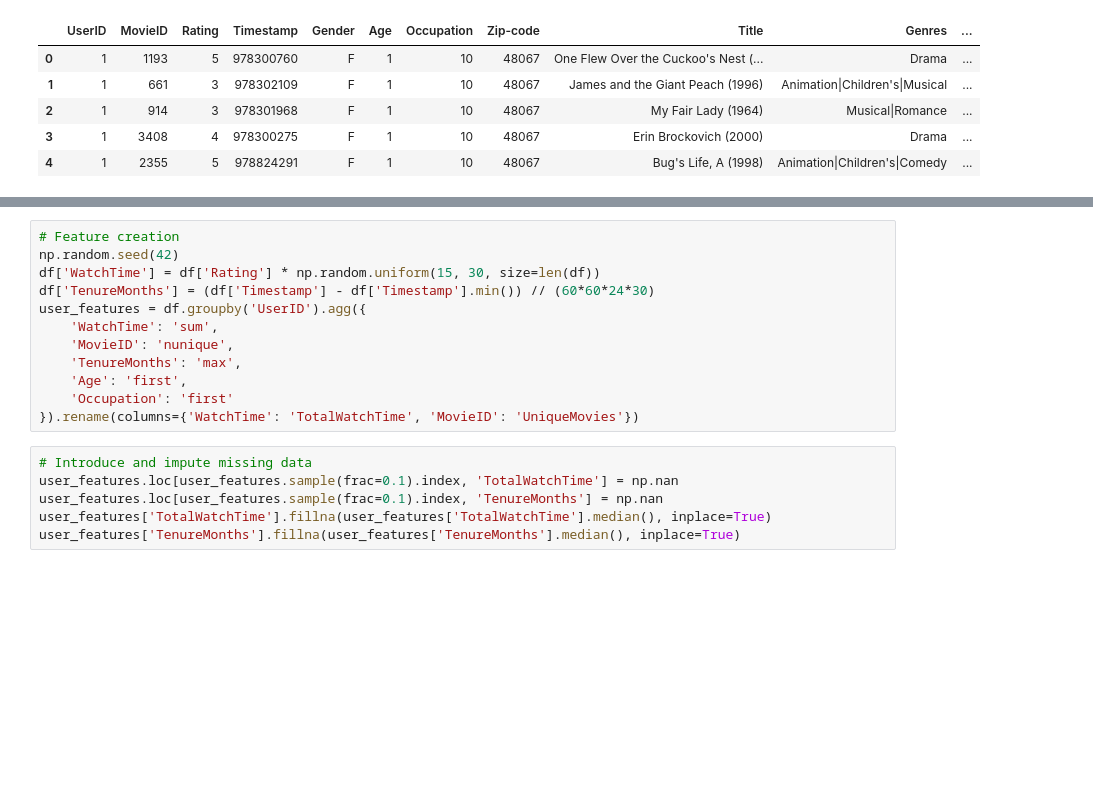
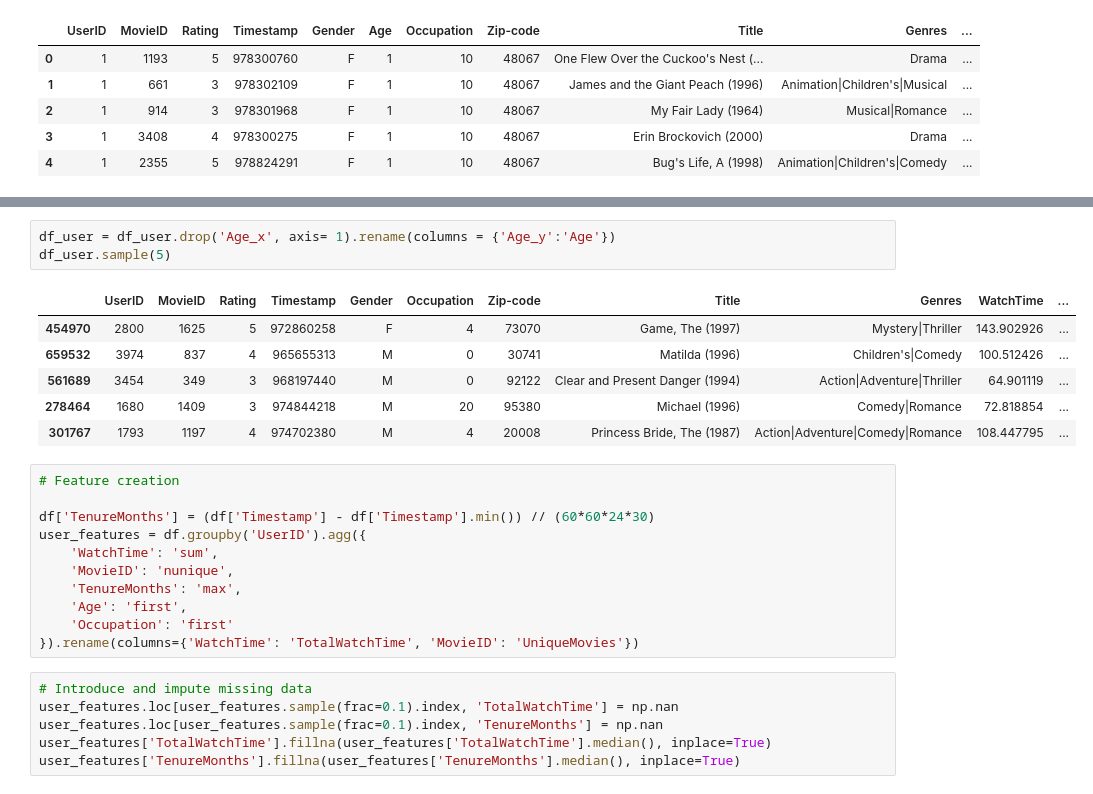
Before and after one commit to stevechengnyc/meta_learners, a Jupyter notebook: MovieLens_EconML_Uplift_Modeling_Final.ipynb, the cells around one changed output, grey strips where cells are left out. Saved outputs shown, nothing was run; the diff lists cells and outputs as text; blank space fills up the shorter version.

```diff
--- a/MovieLens_EconML_Uplift_Modeling_Final.ipynb
+++ b/MovieLens_EconML_Uplift_Modeling_Final.ipynb
@@ -579,7 +618,16 @@ df['Age'] =
+# %%
+df_user = df_user.drop('Age_x', axis= 1).rename(columns = {'Age_y':'Age'})
+df_user.sample(5)
+# %% [output]
+|  | UserID | MovieID | Rating | Timestamp | Gender | Occupation | Zip-code | Title | Genres | WatchTime | ... |
+| 454970 | 2800 | 1625 | 5 | 972860258 | F | 4 | 73070 | Game, The (1997) | Mystery|Thriller | 143.902926 | ... |
+| 659532 | 3974 | 837 | 4 | 965655313 | M | 0 | 30741 | Matilda (1996) | Children's|Comedy | 100.512426 | ... |
+| 561689 | 3454 | 349 | 3 | 968197440 | M | 0 | 92122 | Clear and Present Danger (1994) | Action|Adventure|Thriller | 64.901119 | ... |
+| 278464 | 1680 | 1409 | 3 | 974844218 | M | 20 | 95380 | Michael (1996) | Comedy|Romance | 72.818854 | ... |
+| 301767 | 1793 | 1197 | 4 | 974702380 | M | 4 | 20008 | Princess Bride, The (1987) | Action|Adventure|Comedy|Romance | 108.447795 | ... |
 # %%
 # Feature creation
-np.random.seed(42)
-df['WatchTime'] = df['Rating'] * np.random.uniform(15, 30, size=len(df))
+
 df['TenureMonths'] = (df['Timestamp'] - df['Timestamp'].min()) // (60*60*24*30)
 user_features = df.groupby('UserID').agg({
     'WatchTime': 'sum',
```
Also changed, not shown: parts of 5 cells of this notebook.
